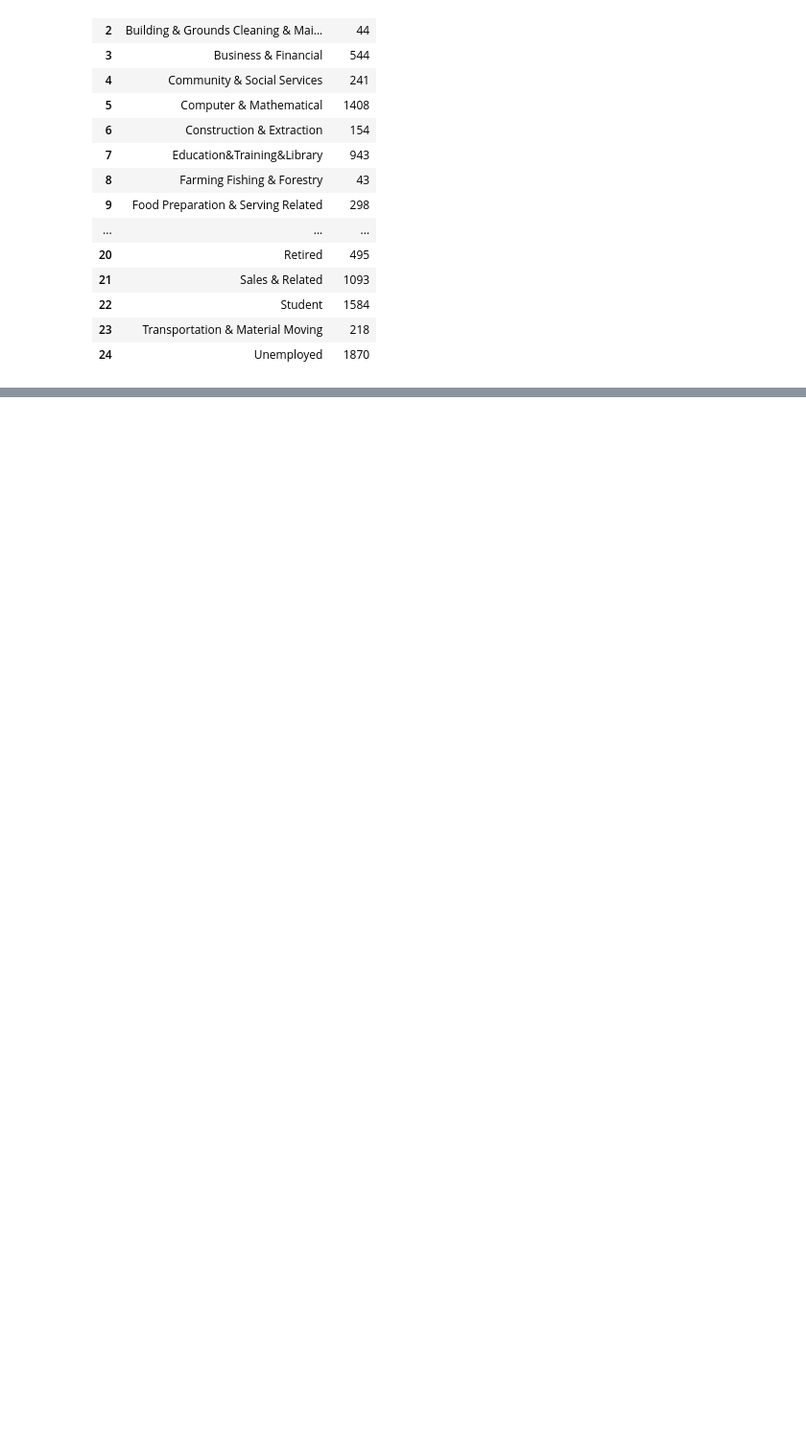
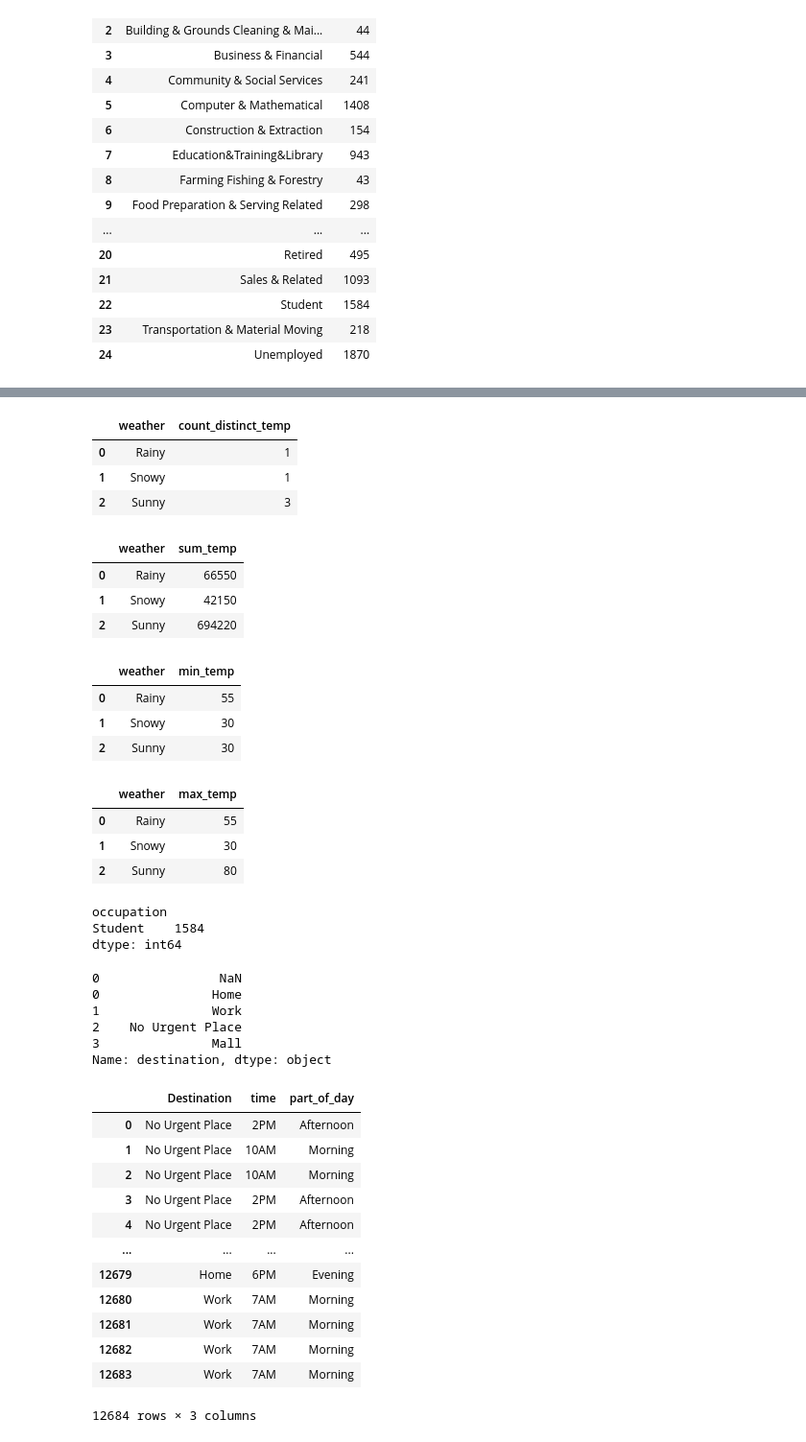
Before and after one commit to saisaket2004/N_IT, a Jupyter notebook: Pandas/sql vs python(data analysis - In-Vehicle Coupon Recommendation).ipynb, the cells around one changed output, grey strips where cells are left out. Shown at 96% size. Saved outputs shown, nothing was run; the diff lists cells and outputs as text; code cells hidden in the pictures; blank space fills up the shorter version.

```diff
--- a/Pandas/sql vs python(data analysis - In-Vehicle Coupon Recommendation).ipynb
+++ b/Pandas/sql vs python(data analysis - In-Vehicle Coupon Recommendation).ipynb
@@ -143,0 +164,45 @@ df.groupby('occupation').size().to_frame('Count').reset_index()
+# %%
+# grouping the dataset based on a column and applying an aggregate function
+#SELECT weather ,COUNT(DISTINCT temperature) AS count_distinct_temp FROM dataset_1 GROUP BY weather
+df.groupby('weather')['temperature'].nunique().to_frame('count_distinct_temp').reset_index()
+# %% [output]
+|  | weather | count_distinct_temp |
+| 0 | Rainy | 1 |
+| 1 | Snowy | 1 |
+| 2 | Sunny | 3 |
+# %%
+# grouping the dataset based on a column and applying an aggregate function
+#SELECT weather ,SUM(temperature) AS sum_temp FROM dataset_1 GROUP BY weather
+df.groupby('weather')['temperature'].sum().to_frame('sum_temp').reset_index()
+# %% [output]
+|  | weather | sum_temp |
+| 0 | Rainy | 66550 |
+| 1 | Snowy | 42150 |
+| 2 | Sunny | 694220 |
+# %%
+# grouping the dataset based on a column and applying an aggregate function
+#SELECT weather ,MIN(temperature) AS min_temp FROM dataset_1 GROUP BY weather
+df.groupby('weather')['temperature'].min().to_frame('min_temp').reset_index()
+# %% [output]
+|  | weather | min_temp |
+| 0 | Rainy | 55 |
+| 1 | Snowy | 30 |
+| 2 | Sunny | 30 |
+# %%
+# grouping the dataset based on a column and applying an aggregate function
+#SELECT weather ,MAX(temperature) AS max_temp FROM dataset_1 GROUP BY weather
+df.groupby('weather')['temperature'].max().to_frame('max_temp').reset_index()
+# %% [output]
+|  | weather | max_temp |
+| 0 | Rainy | 55 |
+| 1 | Snowy | 30 |
+| 2 | Sunny | 80 |
+# %%
+# grouping the dataset based on a column and applying a filter condition
+#SELECT occupation FROM dataset_1 GROUP BY occupation HAVING occupation='Student'
+df.groupby('occupation').filter(lambda x: x['occupation'].iloc[0] == 'Student').groupby('occupation').size()
+#df.groupby('occupation').filter(lambda x: x.name == 'Student')
+# %% [output]
+occupation
+Student    1584
+dtype: int64
@@ -143,0 +217,34 @@ df.groupby('occupation').size().to_frame('Count').reset_index()
+# %%
+# combining two datasets and calling distinct values in a column
+#SELECT DISTINCT destination FROM(SELECT * FROM dataset_1 UNION SELECT * FROM table_to_union)
+pd.concat([df, df1])['destination'].drop_duplicates()
+# %% [output]
+0                NaN
+0               Home
+1               Work
+2    No Urgent Place
+3               Mall
+Name: destination, dtype: object
+# %%
+df2 = pd.DataFrame({
+    'time': ['7AM', '10AM', '2PM', '6PM', '10PM'],
+    'part_of_day': ['Morning', 'Morning', 'Afternoon', 'Evening', 'Night']
+})
+# %%
+# combining two datasets based on a common column and calling specific columns in the combined dataset
+#SELECT a.destination,a.time,b.part_of_day FROM dataset_1 a INNER JOIN table_to_join b ON a.time=b.time
+pd.merge(df, df2[['time', 'part_of_day']], on='time', how='inner')[['Destination', 'time', 'part_of_day']]
+# %% [output]
+|  | Destination | time | part_of_day |
+| 0 | No Urgent Place | 2PM | Afternoon |
+| 1 | No Urgent Place | 10AM | Morning |
+| 2 | No Urgent Place | 10AM | Morning |
+| 3 | No Urgent Place | 2PM | Afternoon |
+| 4 | No Urgent Place | 2PM | Afternoon |
+| ... | ... | ... | ... |
+| 12679 | Home | 6PM | Evening |
+| 12680 | Work | 7AM | Morning |
+| 12681 | Work | 7AM | Morning |
+| 12682 | Work | 7AM | Morning |
+| 12683 | Work | 7AM | Morning |
+12684 rows × 3 columns
```
Also changed, not shown: parts of 8 cells of this notebook.
